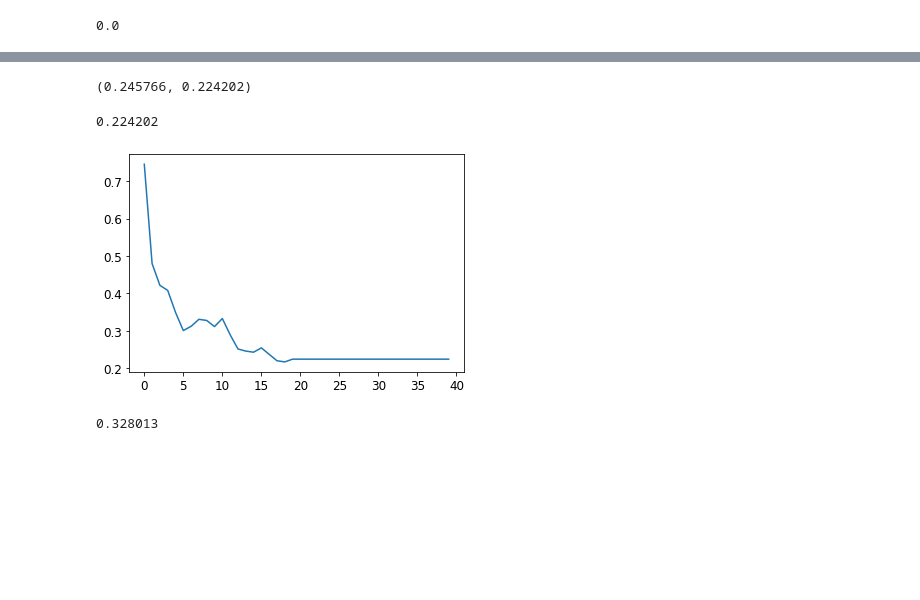
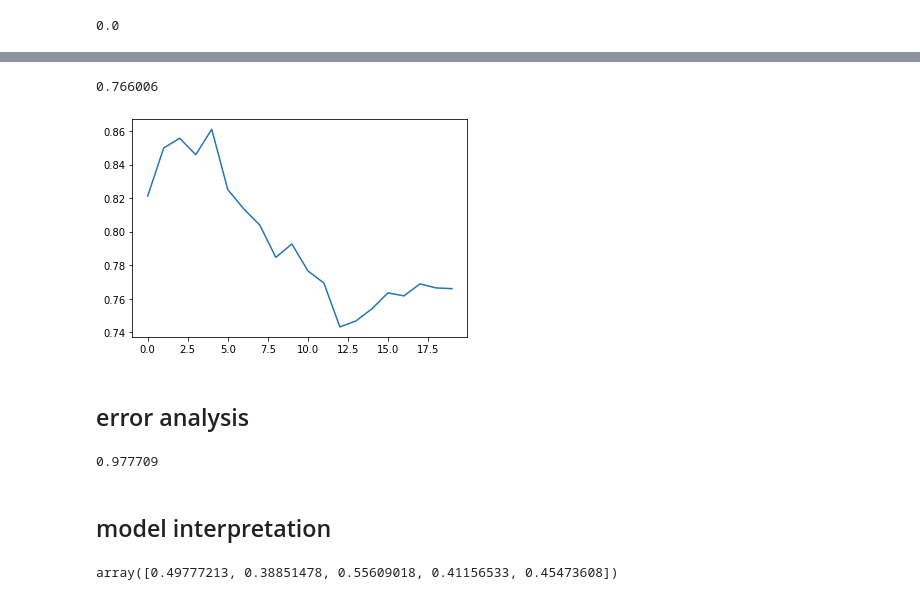
Before and after one commit to alienflip/fast.ai-Course, a Jupyter notebook: mental_health_predictor.ipynb, the cells around one changed output, grey strips where cells are left out. Cells and saved outputs as stored; diff of their text form; code cells hidden in the pictures; blank space fills up the shorter version.

```diff
--- a/mental_health_predictor.ipynb
+++ b/mental_health_predictor.ipynb
@@ -250,14 +280,11 @@ m_rmse(m, valid_xs, valid_y)
 # %%
 # create random forest
-def rf(xs, y, n_estimators=20, max_samples=79,
+# ne of the most important properties of random forests is that they aren't very sensitive to the hyperparameter choices, such as max_features
+def rf(xs, y, n_estimators=20, max_samples=73,
        max_features=0.5, min_samples_leaf=5, **kwargs):
     return RandomForestRegressor(n_jobs=-1, n_estimators=n_estimators,
         max_samples=max_samples, max_features=max_features,
         min_samples_leaf=min_samples_leaf, oob_score=True).fit(xs, y)
 # %%
 m = rf(xs, y);
-# %%
-m_rmse(m, xs, y), m_rmse(m, valid_xs, valid_y)
-# %% [output]
-(0.245766, 0.224202)
 # %%
@@ -265,12 +293,18 @@ preds = np.stack([t.predict(valid_xs.values) for t in m.estimators_])
 # %%
 r_mse(preds.mean(0), valid_y)
 # %% [output]
-0.224202
+0.766006
 # %%
-plt.plot([r_mse(preds[:i+1].mean(0), valid_y) for i in range(40)]);
+plt.plot([r_mse(preds[:i+1].mean(0), valid_y) for i in range(20)]);
 # %% [output]
-[figure, old version]
+[figure, new version]
-# %%
-r_mse(m.oob_prediction_, y)
-# %% [output]
-0.328013
+# %% [markdown]
+## error analysis
+# %%
+# Recall that in a random forest, each tree is trained on a different subset of the training data.
+# The OOB error is a way of measuring prediction error on the training set by only including in the calculation of a row's error trees where that row was not included in training.
+r_mse(m.oob_prediction_, y)
+# %% [output]
+0.977709
+# %% [markdown]
+## model interpretation
@@ -276,0 +314,4 @@ r_mse(m.oob_prediction_, y)
+# %%
+preds_std[:5]
+# %% [output]
+array([0.49777213, 0.38851478, 0.55609018, 0.41156533, 0.45473608])
```
Also changed, not shown: parts of 42 cells of this notebook.
